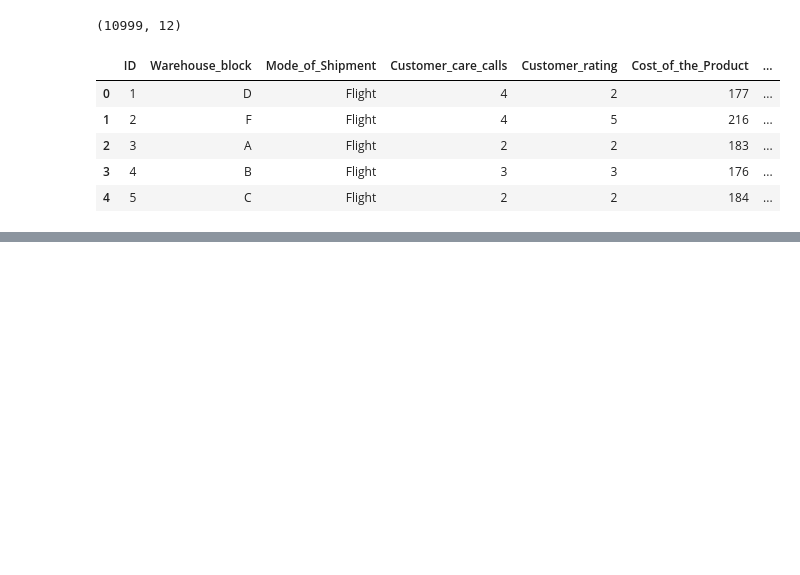
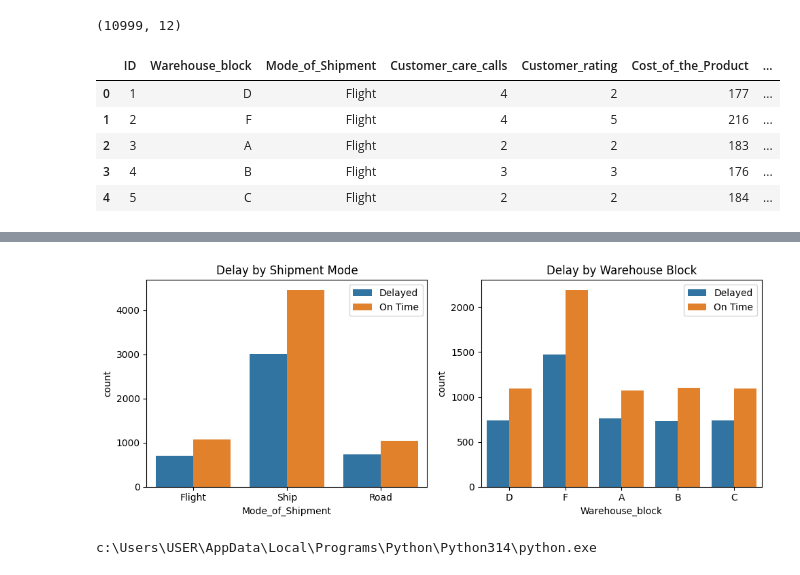
Before and after one commit to SINCHANA2809/supply-chain-delay-predictor, a Jupyter notebook: notebook.ipynb, the cells around one changed output, grey strips where cells are left out. Drawn from its saved outputs; the diff is of its cells as text; code cells hidden in the pictures; blank space fills up the shorter version.

```diff
--- a/notebook.ipynb
+++ b/notebook.ipynb
@@ -13,0 +66,28 @@ df.head()
+# %%
+import matplotlib.pyplot as plt
+import seaborn as sns
+
+# Plot 1 - Delay by Shipment Mode
+plt.figure(figsize=(10,4))
+
+plt.subplot(1,2,1)
+sns.countplot(data=df, x='Mode_of_Shipment', hue='Reached.on.Time_Y.N')
+plt.title('Delay by Shipment Mode')
+plt.legend(['Delayed','On Time'])
+
+# Plot 2 - Delay by Warehouse Block
+plt.subplot(1,2,2)
+sns.countplot(data=df, x='Warehouse_block', hue='Reached.on.Time_Y.N')
+plt.title('Delay by Warehouse Block')
+plt.legend(['Delayed','On Time'])
+
+plt.tight_layout()
+plt.savefig('eda_plot1.png')
+plt.show()
+# %% [output]
+[figure, added]
+# %%
+import sys
+print(sys.executable)
+# %% [output]
+c:\Users\USER\AppData\Local\Programs\Python\Python314\python.exe
```
Also changed, not shown: parts of 8 cells of this notebook, 11 other files.
